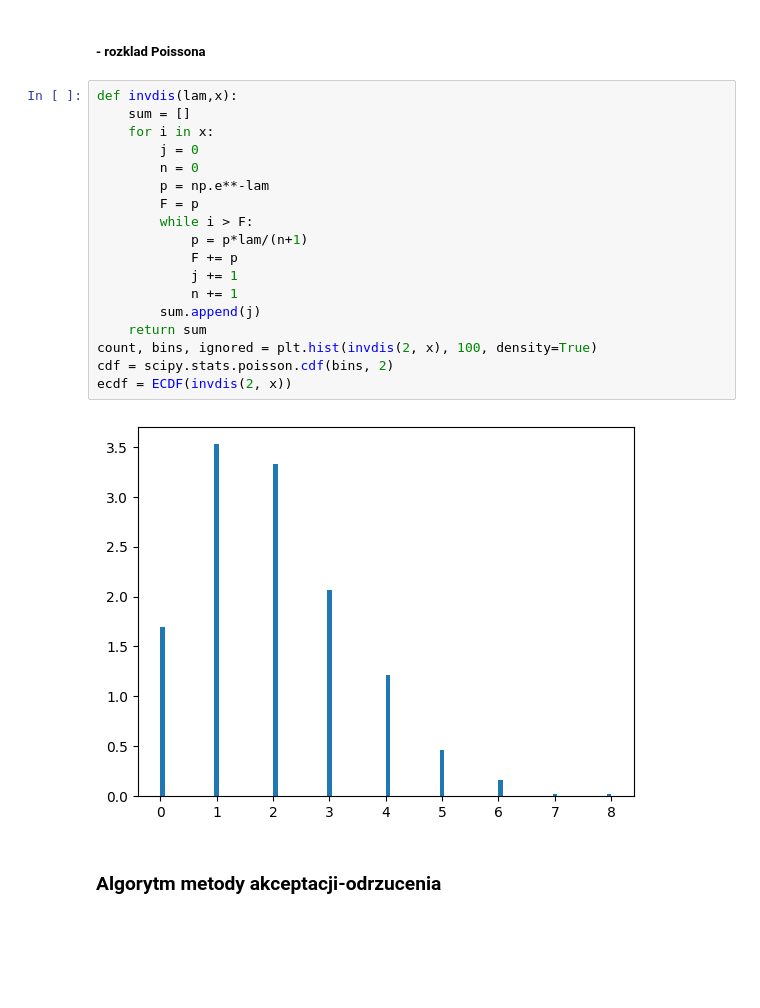
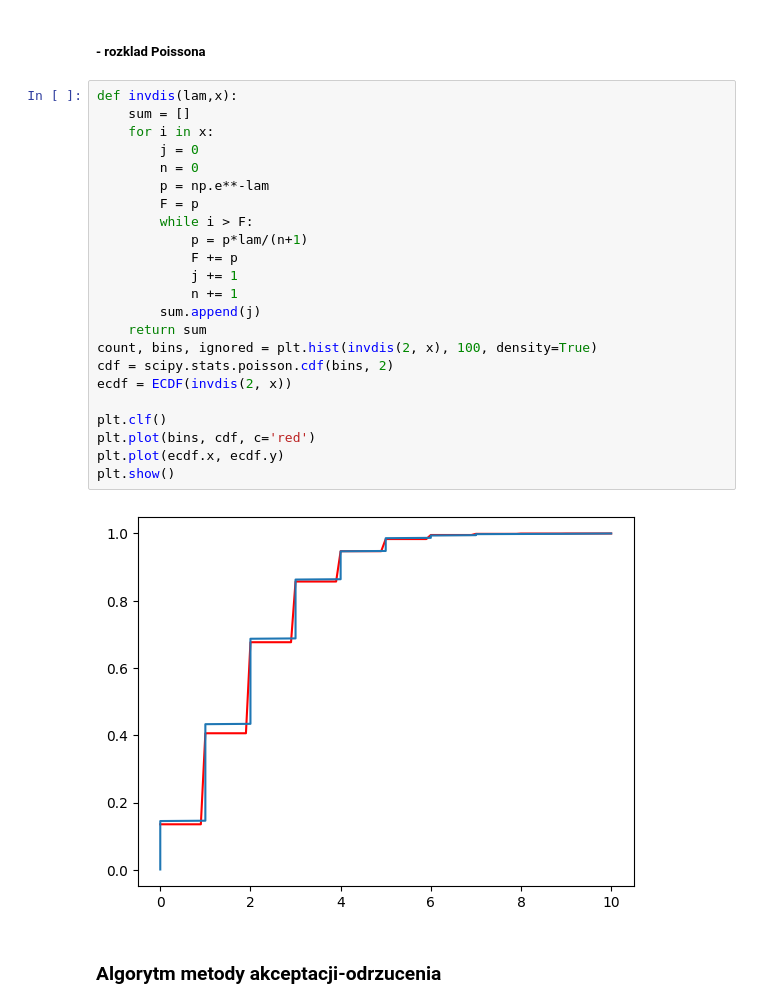
Before and after one commit to ola-gorska/pwr-matematyka_stosowana, a Jupyter notebook: semestr 4/symulacje komputerowe/symulacje_komputerowe_algorytmy.ipynb, the cells around one changed output. Drawn from its saved outputs; the diff is of its cells as text; blank space fills up the shorter version.

```diff
--- a/semestr 4/symulacje komputerowe/symulacje_komputerowe_algorytmy.ipynb
+++ b/semestr 4/symulacje komputerowe/symulacje_komputerowe_algorytmy.ipynb
@@ -74,23 +113,28 @@ ecdf = ECDF(invdis(0.5,x))
 # %%
 def invdis(lam,x):
     sum = []
     for i in x:
         j = 0
         n = 0
         p = np.e**-lam
         F = p
         while i > F:
             p = p*lam/(n+1)
             F += p
             j += 1
             n += 1
         sum.append(j)
     return sum
 count, bins, ignored = plt.hist(invdis(2, x), 100, density=True)
 cdf = scipy.stats.poisson.cdf(bins, 2)
 ecdf = ECDF(invdis(2, x))
+
+plt.clf()
+plt.plot(bins, cdf, c='red')
+plt.plot(ecdf.x, ecdf.y)
+plt.show()
 # %% [output]
-[figure, old version]
+[figure, new version]
 # %% [markdown]
 ### Algorytm metody akceptacji-odrzucenia
 # %%
```
Also changed, not shown: parts of 13 cells of this notebook, 1 other file.
